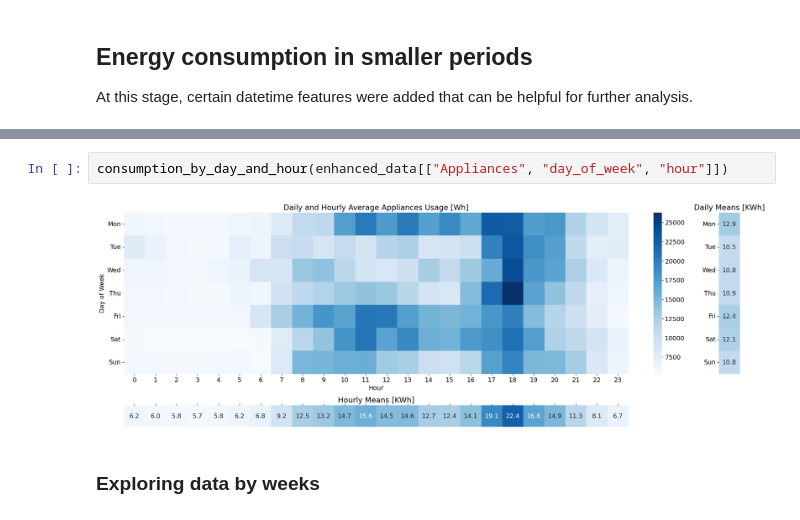
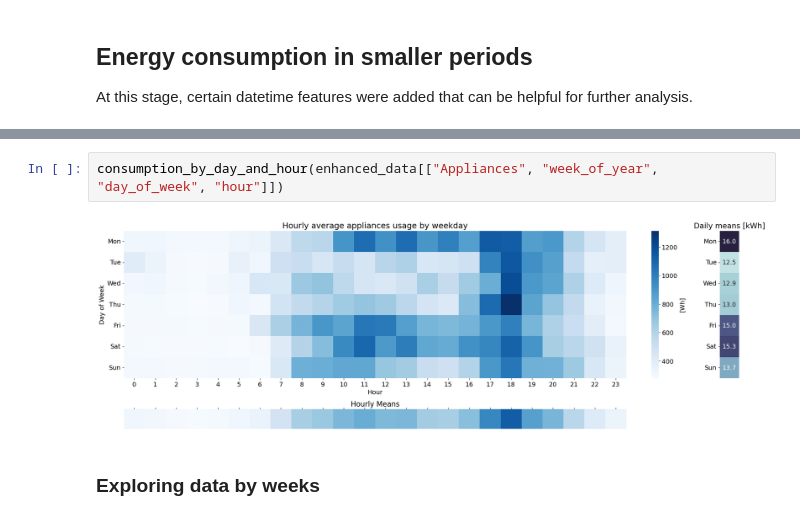
Before and after one commit to k-katarzyna/Appliances_Energy_Prediction, a Jupyter notebook: Appliances_energy_prediction/0_data_exploration.ipynb, the cells around one changed output, grey strips where cells are left out. Saved outputs shown, nothing was run; the diff lists cells and outputs as text.

Commit message:
enhanced data visuals

```diff
--- a/Appliances_energy_prediction/0_data_exploration.ipynb
+++ b/Appliances_energy_prediction/0_data_exploration.ipynb
@@ -138,9 +136,9 @@ enhanced_data.iloc[:,-8:].head(3)
 | 2016-01-11 17:10:00 | Monday | 17 | 10 | evening | 2 | 11 | 0 | 0 |
 | 2016-01-11 17:20:00 | Monday | 17 | 20 | evening | 2 | 11 | 0 | 0 |
 # %%
-consumption_by_day_and_hour(enhanced_data[["Appliances", "day_of_week", "hour"]])
+consumption_by_day_and_hour(enhanced_data[["Appliances", "week_of_year", "day_of_week", "hour"]])
 # %% [output]
-[figure, old version]
+[figure, new version]
 # %% [markdown]
 ### Exploring data by weeks
 # %%
```
Also changed, not shown: parts of 9 cells of this notebook, 1 other file.
